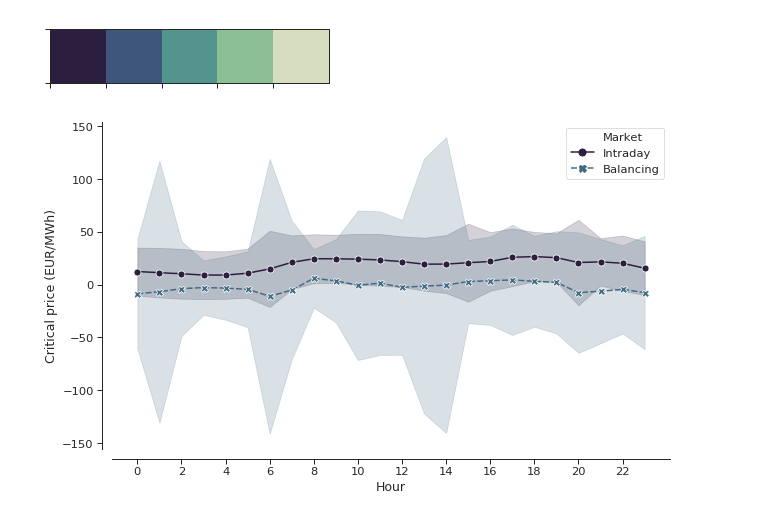
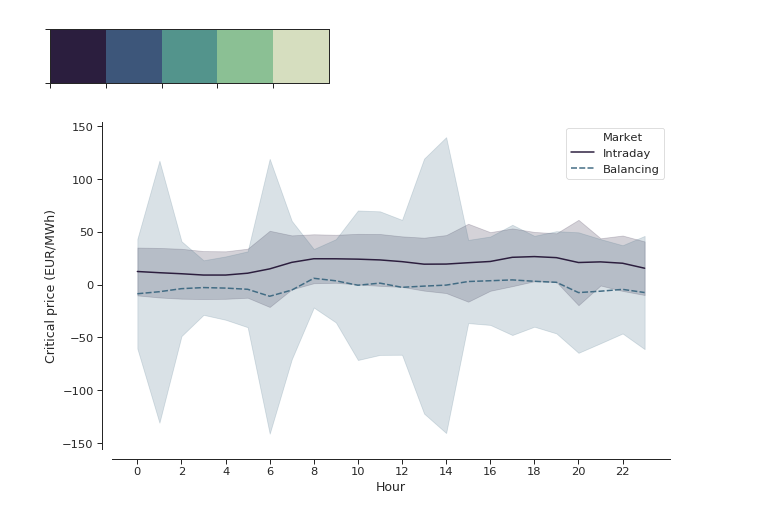
Before and after one commit to indyfree/FleetSim, a Jupyter notebook: notebooks/04-Intraday-Market.ipynb, the cells around one changed output. Drawn from its saved outputs; the diff is of its cells as text; code cells hidden in the pictures.

Commit message:
[nb/all] Remove markers

```diff
--- a/notebooks/04-Intraday-Market.ipynb
+++ b/notebooks/04-Intraday-Market.ipynb
@@ -60,21 +60,21 @@ sns.palplot(palette)
 # %%
 df_bal = load.balancing_prices()
 df_in = load.intraday_prices()
 
 x = "Hour"
 var_name = "Market"
 value_name = "Critical price (EUR/MWh)"
 
 df_prices = df_in.merge(df_bal, on="product_time", how='outer')
 df_prices.columns = [x, "Intraday", "Balancing"]
 df_prices[x] = df_prices[x].dt.hour
 
 df_prices = pd.melt(df_prices, id_vars=x, var_name=var_name, value_name=value_name)
 
 sns.set_palette(sns.cubehelix_palette(4, start=.5, rot=-.75, reverse=True))
-sns.lineplot(x=x, y=value_name, hue=var_name, style=var_name, ci="sd", markers=True, data=df_prices)
+sns.lineplot(x=x, y=value_name, hue=var_name, style=var_name, ci="sd", markers=False, data=df_prices)
 
 sns.despine(offset=10)
 plt.xticks(np.arange(0, 24, 2));
 # %% [output]
-[figure, old version]
+[figure, new version]
```
Also changed, not shown: 3 other files.
